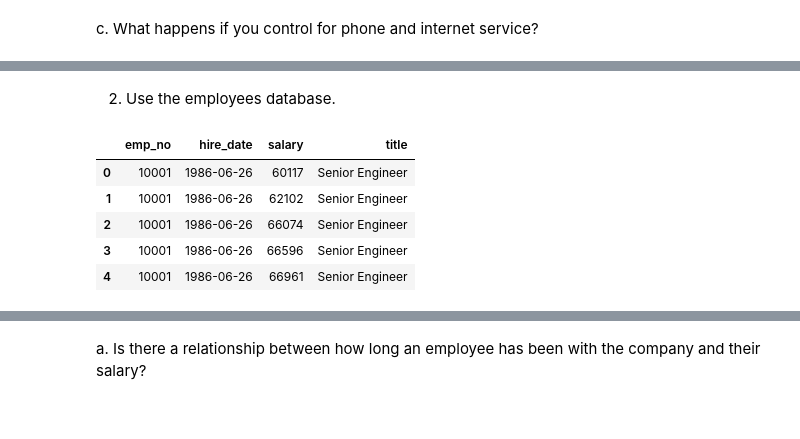
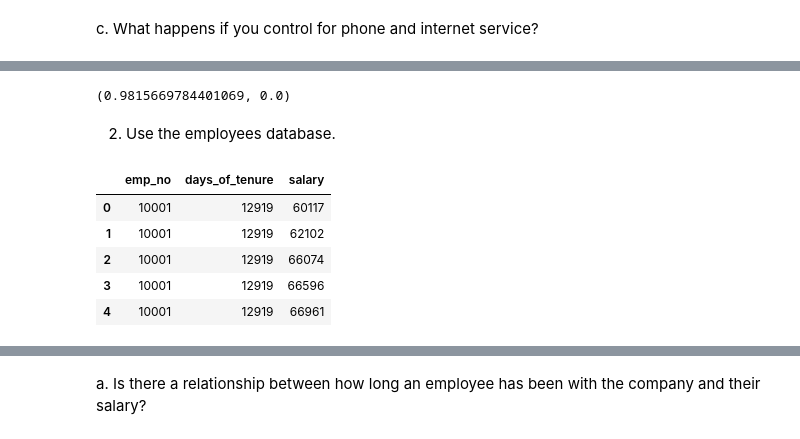
Before and after one commit to lainslie-18/statistics-exercises, a Jupyter notebook: hypothesis_testing.ipynb, the cells around one changed output, grey strips where cells are left out. Cells and saved outputs as stored; diff of their text form; code cells hidden in the pictures.

Commit message:
updating with completed correlation exercises

```diff
--- a/hypothesis_testing.ipynb
+++ b/hypothesis_testing.ipynb
@@ -279,0 +392,6 @@ c. What happens if you control for phone and internet service?
+# %%
+# Looking at correlation between tenure & monthly_charges for customers with both internet and phone service
+corr, p = stats.pearsonr(tenure, total_charges)
+corr, p
+# %% [output]
+(0.9815669784401069, 0.0)
@@ -282,23 +402,22 @@ c. What happens if you control for phone and internet service?
 # %%
 def get_db_url(db_name):
     from env import user, host, password
     return f'mysql+pymysql://{user}:{password}@{host}/{db_name}'
 
 sql = """
-    SELECT emp_no, hire_date, salary, title
+    SELECT emp_no, datediff(curdate(),hire_date) as days_of_tenure, salary
     from employees
-    join salaries using(emp_no)
-    join titles using(emp_no);
+    join salaries using(emp_no);
 """
 
 url = get_db_url("employees")
 
-employees = pd.read_sql(sql, url)
-employees.head()
+employees_tenure = pd.read_sql(sql, url)
+employees_tenure.head()
 # %% [output]
-|  | emp_no | hire_date | salary | title |
-| 0 | 10001 | 1986-06-26 | 60117 | Senior Engineer |
-| 1 | 10001 | 1986-06-26 | 62102 | Senior Engineer |
-| 2 | 10001 | 1986-06-26 | 66074 | Senior Engineer |
-| 3 | 10001 | 1986-06-26 | 66596 | Senior Engineer |
-| 4 | 10001 | 1986-06-26 | 66961 | Senior Engineer |
+|  | emp_no | days_of_tenure | salary |
+| 0 | 10001 | 12919 | 60117 |
+| 1 | 10001 | 12919 | 62102 |
+| 2 | 10001 | 12919 | 66074 |
+| 3 | 10001 | 12919 | 66596 |
+| 4 | 10001 | 12919 | 66961 |
```
Also changed, not shown: parts of 39 cells of this notebook.
